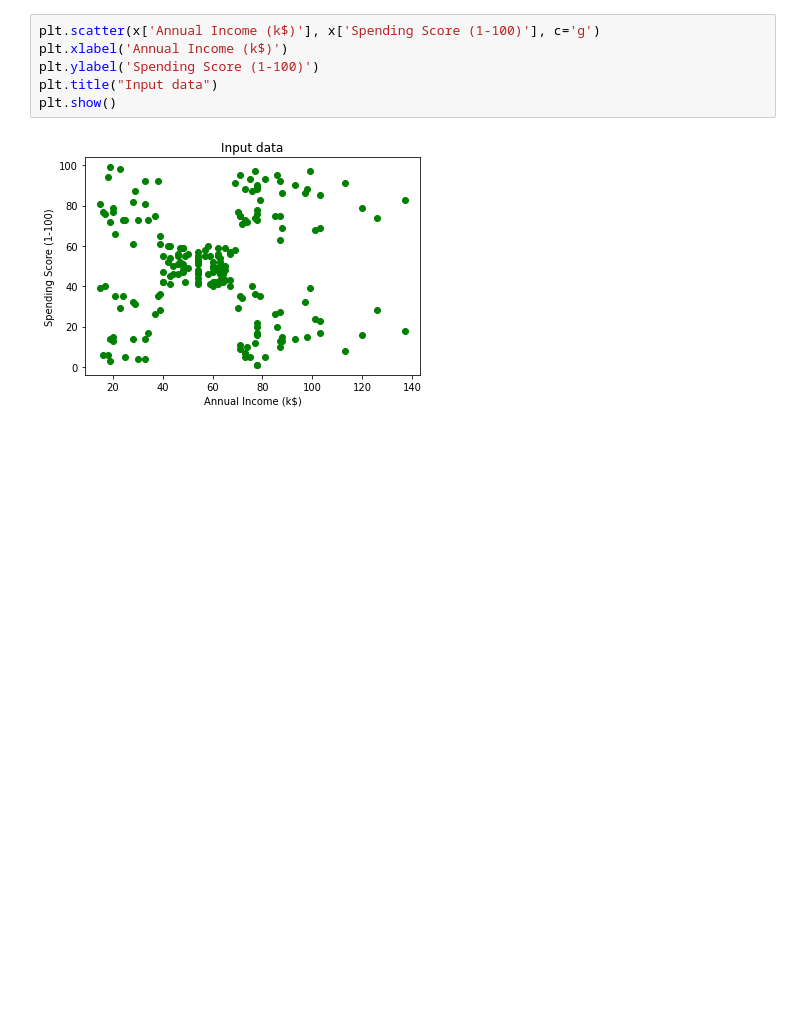
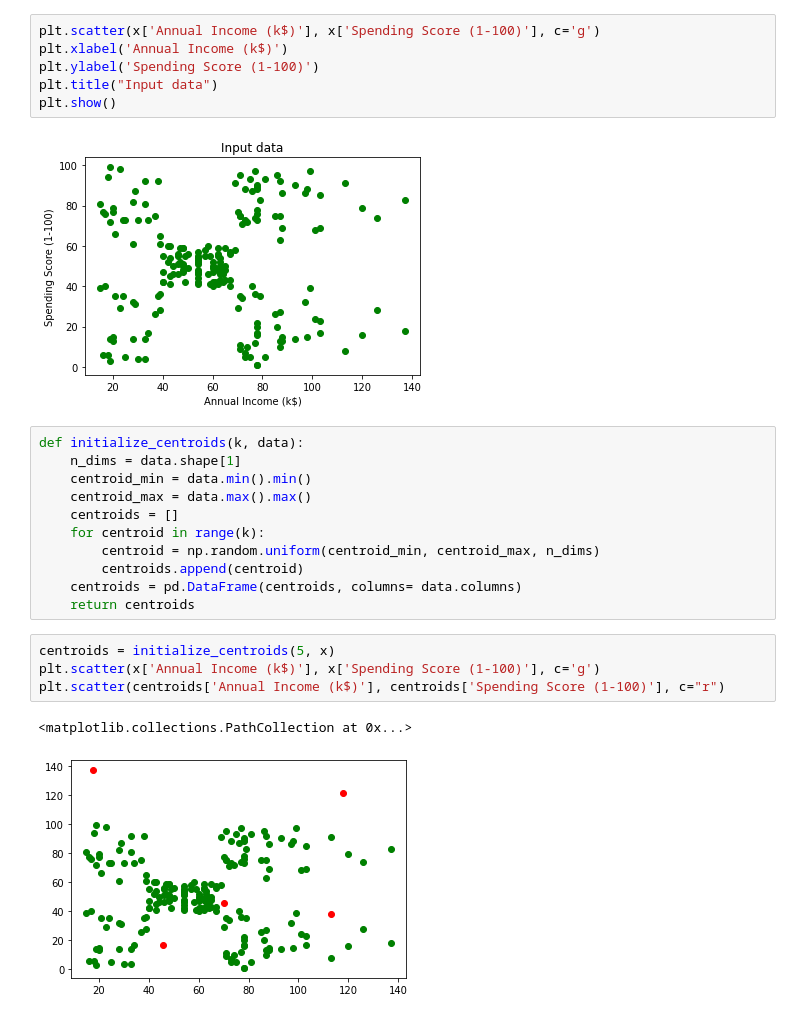
Before and after one commit to crmsnbleyd/kmeans-py, a Jupyter notebook: k-means.ipynb, the cells around one changed output. Saved outputs shown, nothing was run; the diff lists cells and outputs as text; blank space fills up the shorter version.

```diff
--- a/k-means.ipynb
+++ b/k-means.ipynb
@@ -45,3 +45,21 @@ plt.title("Input data")
 plt.show()
 # %% [output]
 [figure]
+# %%
+def initialize_centroids(k, data):
+    n_dims = data.shape[1]
+    centroid_min = data.min().min()
+    centroid_max = data.max().max()
+    centroids = []
+    for centroid in range(k):
+        centroid = np.random.uniform(centroid_min, centroid_max, n_dims)
+        centroids.append(centroid)
+    centroids = pd.DataFrame(centroids, columns= data.columns)
+    return centroids
+# %%
+centroids = initialize_centroids(5, x)
+plt.scatter(x['Annual Income (k$)'], x['Spending Score (1-100)'], c='g')
+plt.scatter(centroids['Annual Income (k$)'], centroids['Spending Score (1-100)'], c="r")
+# %% [output]
+<matplotlib.collections.PathCollection at 0x...>
+[figure, added]
```
